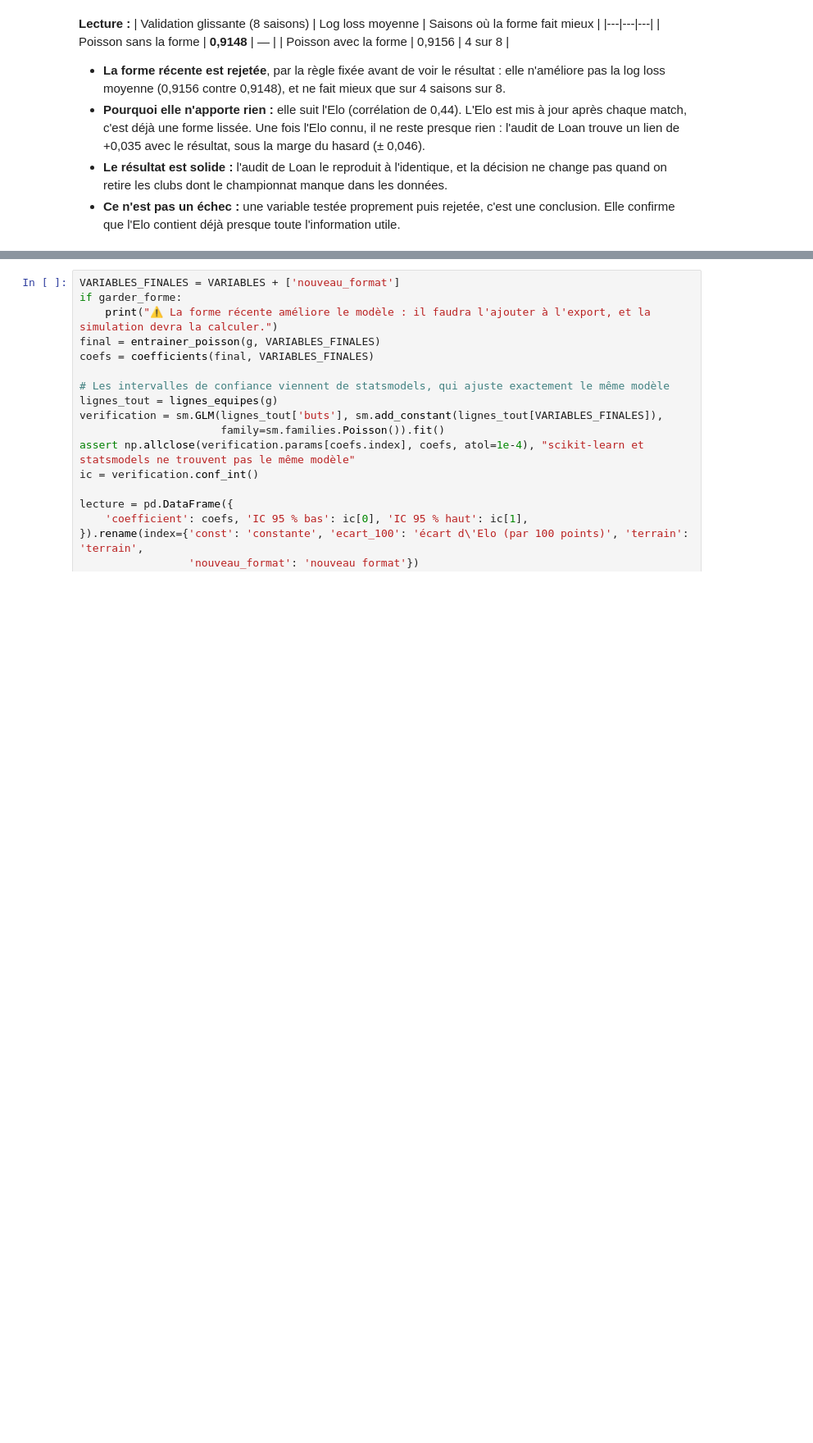
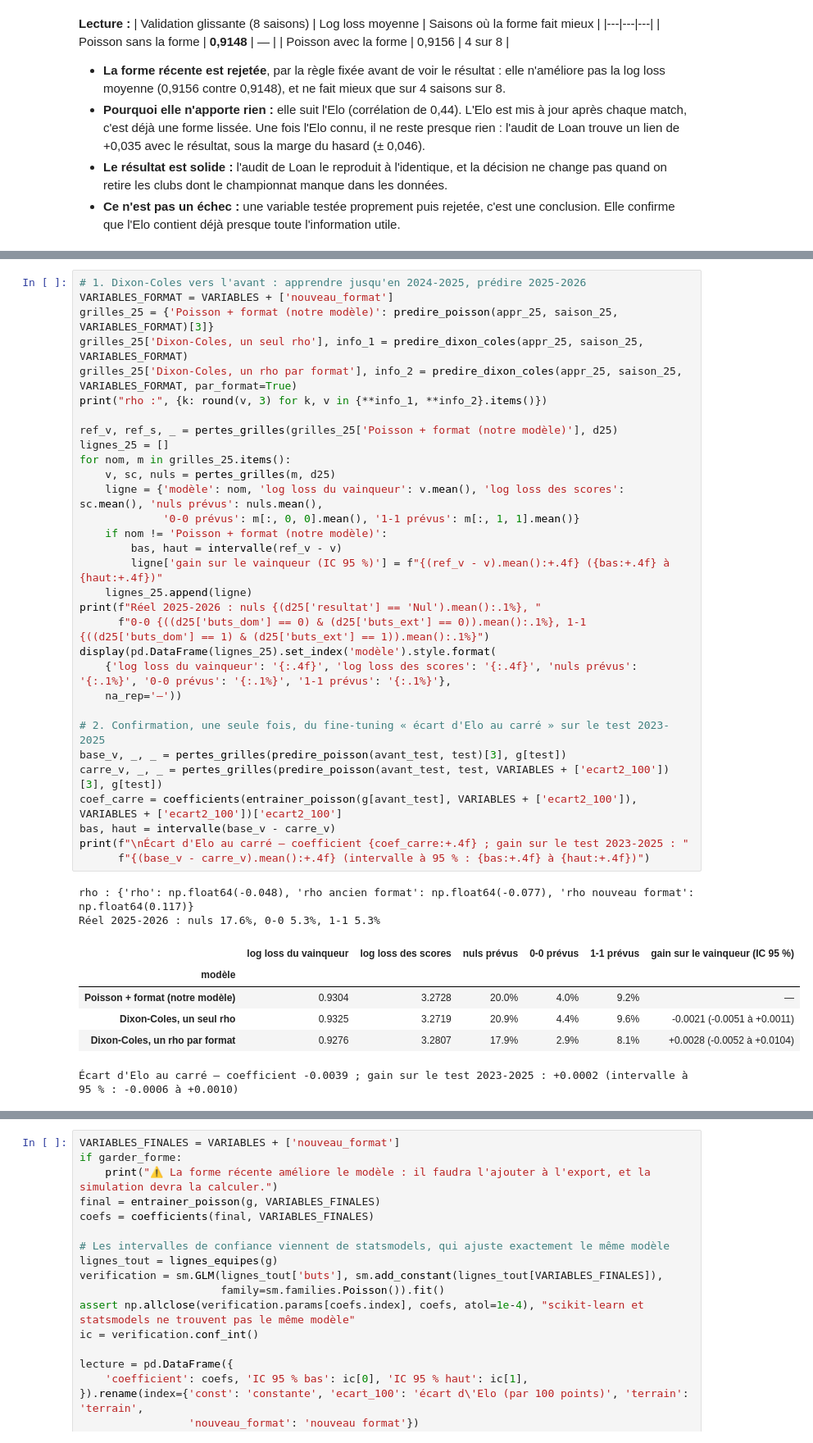
Before and after one commit to moussa197/CHAMPIONS-, a Jupyter notebook: analyse/MODEL_POISSON.ipynb, the cells around one changed output, grey strips where cells are left out. Shown at 82% size. Cells and saved outputs as stored; diff of their text form; blank space fills up the shorter version.

```diff
--- a/analyse/MODEL_POISSON.ipynb
+++ b/analyse/MODEL_POISSON.ipynb
@@ -817,0 +1028,40 @@ Décision : on REJETTE la forme récente
+# %%
+# 1. Dixon-Coles vers l'avant : apprendre jusqu'en 2024-2025, prédire 2025-2026
+VARIABLES_FORMAT = VARIABLES + ['nouveau_format']
+grilles_25 = {'Poisson + format (notre modèle)': predire_poisson(appr_25, saison_25, VARIABLES_FORMAT)[3]}
+grilles_25['Dixon-Coles, un seul rho'], info_1 = predire_dixon_coles(appr_25, saison_25, VARIABLES_FORMAT)
+grilles_25['Dixon-Coles, un rho par format'], info_2 = predire_dixon_coles(appr_25, saison_25, VARIABLES_FORMAT, par_format=True)
+print("rho :", {k: round(v, 3) for k, v in {**info_1, **info_2}.items()})
+
+ref_v, ref_s, _ = pertes_grilles(grilles_25['Poisson + format (notre modèle)'], d25)
+lignes_25 = []
+for nom, m in grilles_25.items():
+    v, sc, nuls = pertes_grilles(m, d25)
+    ligne = {'modèle': nom, 'log loss du vainqueur': v.mean(), 'log loss des scores': sc.mean(), 'nuls prévus': nuls.mean(),
+             '0-0 prévus': m[:, 0, 0].mean(), '1-1 prévus': m[:, 1, 1].mean()}
+    if nom != 'Poisson + format (notre modèle)':
+        bas, haut = intervalle(ref_v - v)
+        ligne['gain sur le vainqueur (IC 95 %)'] = f"{(ref_v - v).mean():+.4f} ({bas:+.4f} à {haut:+.4f})"
+    lignes_25.append(ligne)
+print(f"Réel 2025-2026 : nuls {(d25['resultat'] == 'Nul').mean():.1%}, "
+      f"0-0 {((d25['buts_dom'] == 0) & (d25['buts_ext'] == 0)).mean():.1%}, 1-1 {((d25['buts_dom'] == 1) & (d25['buts_ext'] == 1)).mean():.1%}")
+display(pd.DataFrame(lignes_25).set_index('modèle').style.format(
+    {'log loss du vainqueur': '{:.4f}', 'log loss des scores': '{:.4f}', 'nuls prévus': '{:.1%}', '0-0 prévus': '{:.1%}', '1-1 prévus': '{:.1%}'},
+    na_rep='—'))
+
+# 2. Confirmation, une seule fois, du fine-tuning « écart d'Elo au carré » sur le test 2023-2025
+base_v, _, _ = pertes_grilles(predire_poisson(avant_test, test)[3], g[test])
+carre_v, _, _ = pertes_grilles(predire_poisson(avant_test, test, VARIABLES + ['ecart2_100'])[3], g[test])
+coef_carre = coefficients(entrainer_poisson(g[avant_test], VARIABLES + ['ecart2_100']), VARIABLES + ['ecart2_100'])['ecart2_100']
+bas, haut = intervalle(base_v - carre_v)
+print(f"\nÉcart d'Elo au carré — coefficient {coef_carre:+.4f} ; gain sur le test 2023-2025 : "
+      f"{(base_v - carre_v).mean():+.4f} (intervalle à 95 % : {bas:+.4f} à {haut:+.4f})")
+# %% [output]
+rho : {'rho': np.float64(-0.048), 'rho ancien format': np.float64(-0.077), 'rho nouveau format': np.float64(0.117)}
+Réel 2025-2026 : nuls 17.6%, 0-0 5.3%, 1-1 5.3%
+|  | log loss du vainqueur | log loss des scores | nuls prévus | 0-0 prévus | 1-1 prévus | gain sur le vainqueur (IC 95 %) |
+| modèle |  |  |  |  |  |  |
+| Poisson + format (notre modèle) | 0.9304 | 3.2728 | 20.0% | 4.0% | 9.2% | — |
+| Dixon-Coles, un seul rho | 0.9325 | 3.2719 | 20.9% | 4.4% | 9.6% | -0.0021 (-0.0051 à +0.0011) |
+| Dixon-Coles, un rho par format | 0.9276 | 3.2807 | 17.9% | 2.9% | 8.1% | +0.0028 (-0.0052 à +0.0104) |
+Écart d'Elo au carré — coefficient -0.0039 ; gain sur le test 2023-2025 : +0.0002 (intervalle à 95 % : -0.0006 à +0.0010)
```
Also changed, not shown: parts of 15 cells of this notebook.
